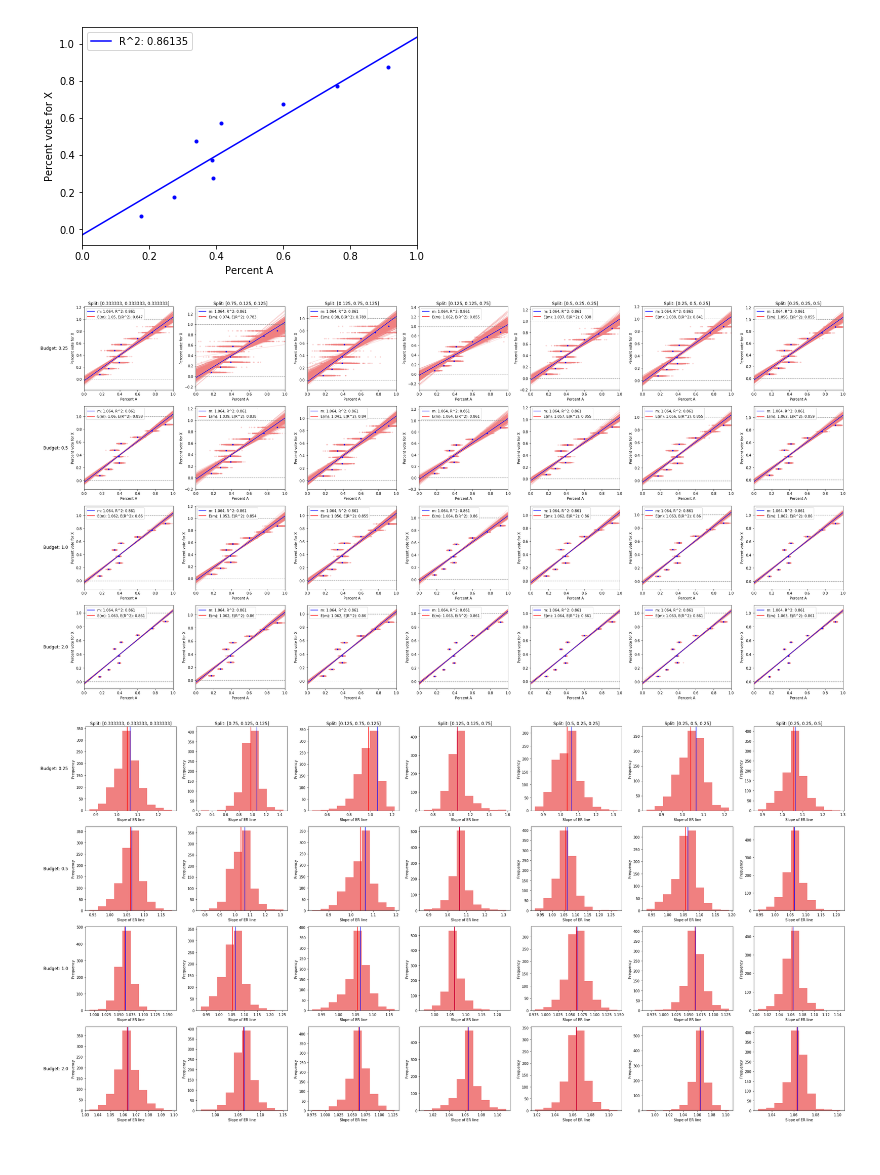
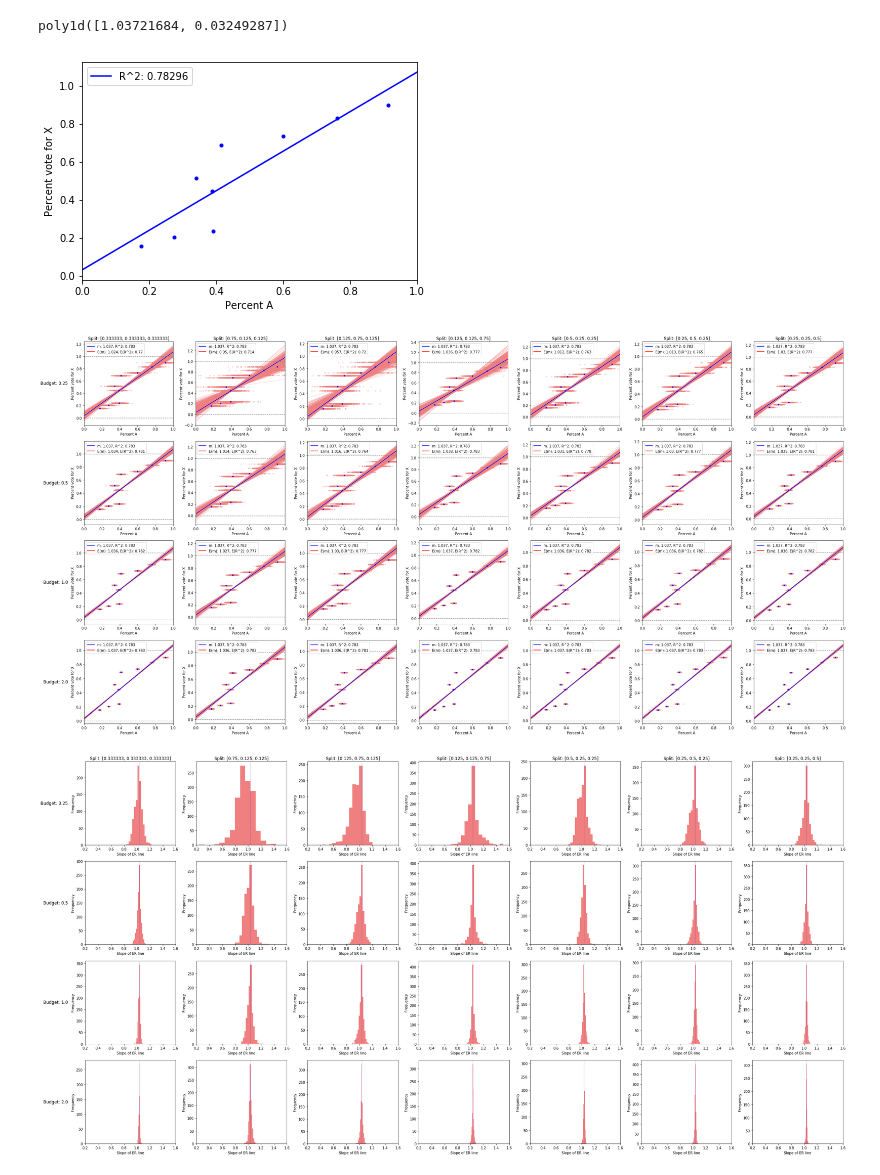
Before and after one commit to mggg/census-diff-privacy, a Jupyter notebook: toydown_er_noise.ipynb, the cells around one changed output. Drawn from its saved outputs; the diff is of its cells as text; code cells hidden in the pictures.

Commit message:
Add new plots;  add grid experiment

```diff
--- a/toydown_er_noise.ipynb
+++ b/toydown_er_noise.ipynb
@@ -32,9 +32,13 @@ def leaf_counts(leaf_names, leaves):
 counts = leaf_counts(leaf_names, leaves)
 perc_A = counts[:,1] / counts[:,0]
 # %%
-perc_vote_for_X = np.linspace(0.1,0.9,9) + np.random.normal(0, 0.05)
+perc_vote_for_X = np.array([ 0.15645235, 0.20648465, 0.23917829, 0.44568536, 0.51541049, 0.68753399, 0.73400675, 0.82867988, 0.89909448])##np.linspace(0.1,0.9,9) + np.random.normal(0, 0.05)
 line = sp.stats.linregress(perc_A, perc_vote_for_X)
 l = np.poly1d([line.slope, line.intercept])
+# %%
+l
+# %% [output]
+poly1d([1.03721684, 0.03249287])
 # %%
 xp = np.linspace(0, 1, 100)
 plt.xlabel("Percent A")
@@ -45,7 +49,7 @@ plt.plot(xp, l(xp), '-', color="b", label="R^2: {}".format(round(line.rvalue**2,
 plt.legend()
 plt.show()
 # %% [output]
-[figure, old version]
+[figure, new version]
 # %%
 # noised_data = np.load("data/ToyDownNoised_budget_0.25_eps_[0.333333,0.333333,0.333333]_samps_1000.p")
 # %%
@@ -103,39 +107,41 @@ fig.tight_layout()
 fig.savefig("plots/ToyDownMultAttribute_noise_on_er_all_splits.png", dpi=200)
 fig.show()
 # %% [output]
-[figure, old version]
+[figure, new version]
 # %%
 epsilons = [0.25, 0.5,1.0,2.0]
 splits = [[0.333333,0.333333,0.333333], [0.75, 0.125, 0.125], [0.125, 0.75, 0.125], [0.125, 0.125, 0.75],
           [0.5, 0.25, 0.25], [0.25,0.5,0.25], [0.25,0.25, 0.5]]
 
 fig, axs = plt.subplots(nrows=len(epsilons),ncols=len(splits),figsize=(32, 16))
 
 for i, eps in enumerate(epsilons):
     for j, split in enumerate(splits):
-        axs[i,j].hist(ms_noised[i,j], color="lightcoral")#, alpha=0.5)
-        axs[i,j].axvline(line.slope, color="b")
-        axs[i,j].axvline(np.mean(ms_noised[i,j]), color="r")
+        axs[i,j].hist(ms_noised[i,j], color="lightcoral", bins=15)#, alpha=0.5)
+        axs[i,j].axvline(line.slope, color="b", linewidth=0.25)
+#         axs[i,j].axvline(np.mean(ms_noised[i,j]), color="r", linewidth=1)
 
         axs[i,j].set_xlabel("Slope of ER line")
         axs[i,j].set_ylabel("Frequency")
+        axs[i,j].set_xlim(0.2, 1.6)
+#         axs[i,j].set_ylim(0, 500)
 
 pad = 5
 for ax, col in zip(axs[0], ["Split: {}".format(s) for s in splits]):
     ax.annotate(col, xy=(0.5, 1), xytext=(0, pad),
                 xycoords='axes fraction', textcoords='offset points',
                 size='large', ha='center', va='baseline')
 
 for ax, row in zip(axs[:,0], ["Budget: {}".format(e) for e in epsilons]):
     ax.annotate(row, xy=(0, 0.5), xytext=(-ax.yaxis.labelpad - pad, 0),
                 xycoords=ax.yaxis.label, textcoords='offset points',
                 size='large', ha='right', va='center')
 
 fig.tight_layout()
 fig.savefig("plots/ToyDownMultAttribute_noise_on_er_slope_hists_all_splits.png", dpi=200)
 fig.show()
 # %% [output]
-[figure, old version]
+[figure, new version]
 # %%
 epsilons = [0.25, 0.5,1.0,2.0]
 splits = [[0.333333,0.333333,0.333333], [0.75, 0.125, 0.125], [0.125, 0.75, 0.125], [0.125, 0.125, 0.75],
```
Also changed, not shown: parts of 1 cell of this notebook, 8 other files.
